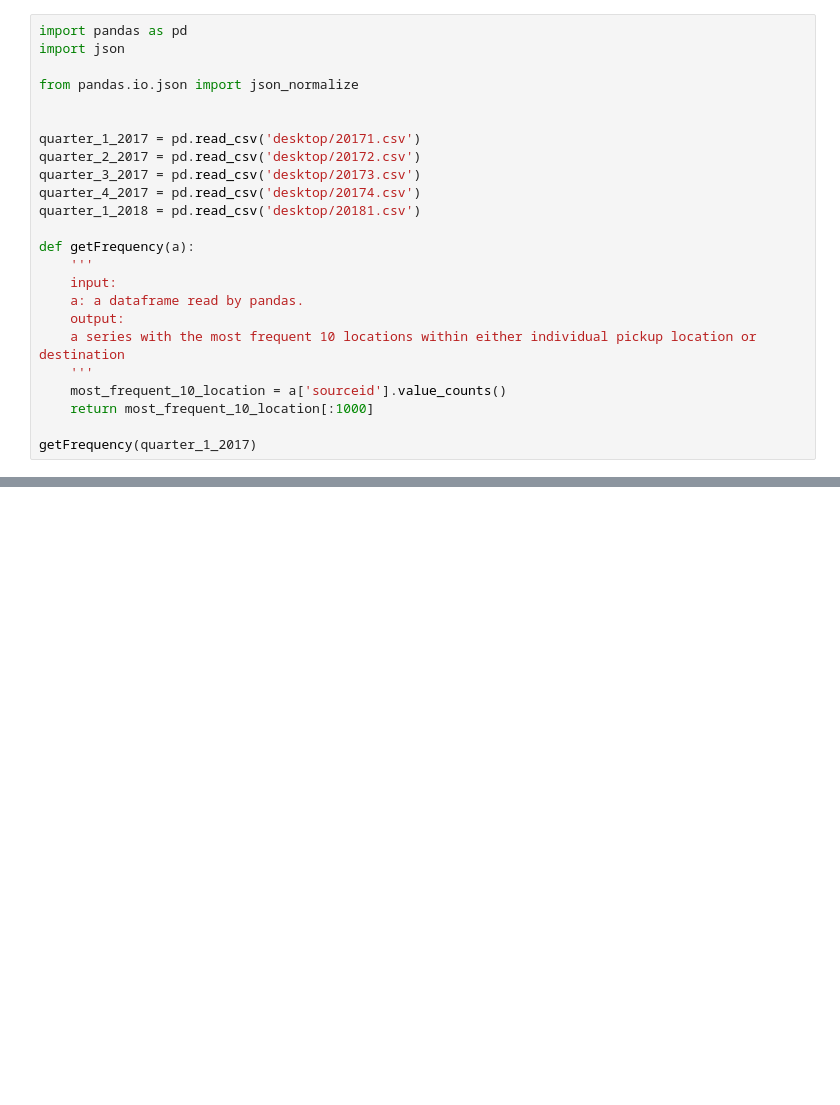
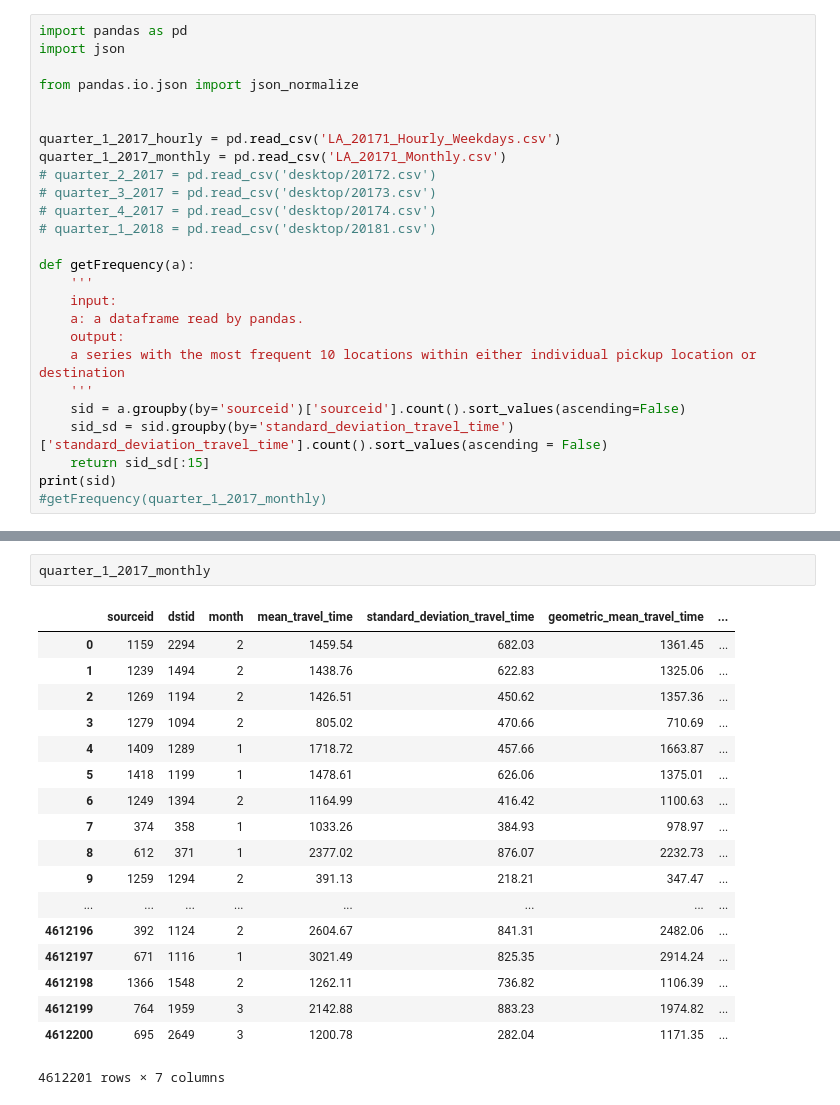
Before and after one commit to bananannn/ECE-143-Group-2, a Jupyter notebook: Heat Map.ipynb, the cells around one changed output, grey strips where cells are left out. Drawn from its saved outputs; the diff is of its cells as text; blank space fills up the shorter version.

```diff
--- a/Heat Map.ipynb
+++ b/Heat Map.ipynb
@@ -5,11 +5,12 @@ import json
 from pandas.io.json import json_normalize
 
 
-quarter_1_2017 = pd.read_csv('desktop/20171.csv')
-quarter_2_2017 = pd.read_csv('desktop/20172.csv')
-quarter_3_2017 = pd.read_csv('desktop/20173.csv')
-quarter_4_2017 = pd.read_csv('desktop/20174.csv')
-quarter_1_2018 = pd.read_csv('desktop/20181.csv')
+quarter_1_2017_hourly = pd.read_csv('LA_20171_Hourly_Weekdays.csv')
+quarter_1_2017_monthly = pd.read_csv('LA_20171_Monthly.csv')
+# quarter_2_2017 = pd.read_csv('desktop/20172.csv')
+# quarter_3_2017 = pd.read_csv('desktop/20173.csv')
+# quarter_4_2017 = pd.read_csv('desktop/20174.csv')
+# quarter_1_2018 = pd.read_csv('desktop/20181.csv')
 
 def getFrequency(a):
     '''
@@ -18,7 +19,8 @@ def getFrequency(a):
     output:
     a series with the most frequent 10 locations within either individual pickup location or destination
     '''
-    most_frequent_10_location = a['sourceid'].value_counts()
-    return most_frequent_10_location[:1000]
-
-getFrequency(quarter_1_2017)
+    sid = a.groupby(by='sourceid')['sourceid'].count().sort_values(ascending=False)
+    sid_sd = sid.groupby(by='standard_deviation_travel_time')['standard_deviation_travel_time'].count().sort_values(ascending = False)
+    return sid_sd[:15]
+print(sid)
+#getFrequency(quarter_1_2017_monthly)
@@ -24,0 +115,21 @@ getFrequency(quarter_1_2017)
+# %%
+quarter_1_2017_monthly
+# %% [output]
+|  | sourceid | dstid | month | mean_travel_time | standard_deviation_travel_time | geometric_mean_travel_time | ... |
+| 0 | 1159 | 2294 | 2 | 1459.54 | 682.03 | 1361.45 | ... |
+| 1 | 1239 | 1494 | 2 | 1438.76 | 622.83 | 1325.06 | ... |
+| 2 | 1269 | 1194 | 2 | 1426.51 | 450.62 | 1357.36 | ... |
+| 3 | 1279 | 1094 | 2 | 805.02 | 470.66 | 710.69 | ... |
+| 4 | 1409 | 1289 | 1 | 1718.72 | 457.66 | 1663.87 | ... |
+| 5 | 1418 | 1199 | 1 | 1478.61 | 626.06 | 1375.01 | ... |
+| 6 | 1249 | 1394 | 2 | 1164.99 | 416.42 | 1100.63 | ... |
+| 7 | 374 | 358 | 1 | 1033.26 | 384.93 | 978.97 | ... |
+| 8 | 612 | 371 | 1 | 2377.02 | 876.07 | 2232.73 | ... |
+| 9 | 1259 | 1294 | 2 | 391.13 | 218.21 | 347.47 | ... |
+| ... | ... | ... | ... | ... | ... | ... | ... |
+| 4612196 | 392 | 1124 | 2 | 2604.67 | 841.31 | 2482.06 | ... |
+| 4612197 | 671 | 1116 | 1 | 3021.49 | 825.35 | 2914.24 | ... |
+| 4612198 | 1366 | 1548 | 2 | 1262.11 | 736.82 | 1106.39 | ... |
+| 4612199 | 764 | 1959 | 3 | 2142.88 | 883.23 | 1974.82 | ... |
+| 4612200 | 695 | 2649 | 3 | 1200.78 | 282.04 | 1171.35 | ... |
+4612201 rows × 7 columns
```
Also changed, not shown: parts of 40 cells of this notebook.
